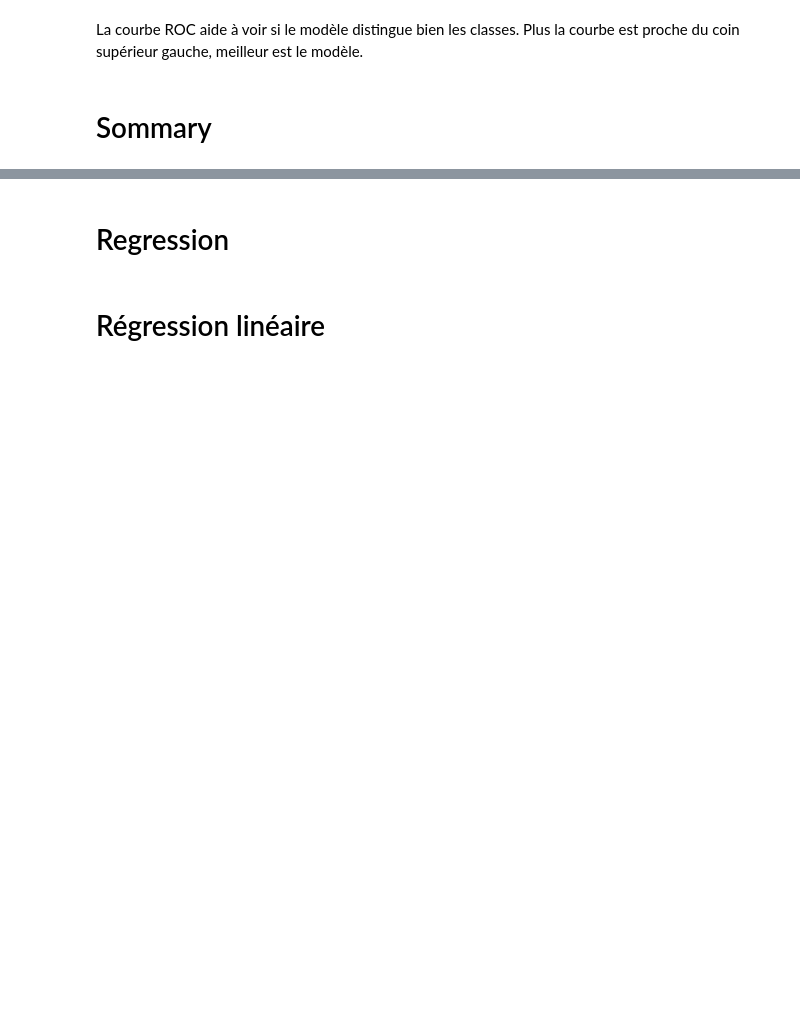
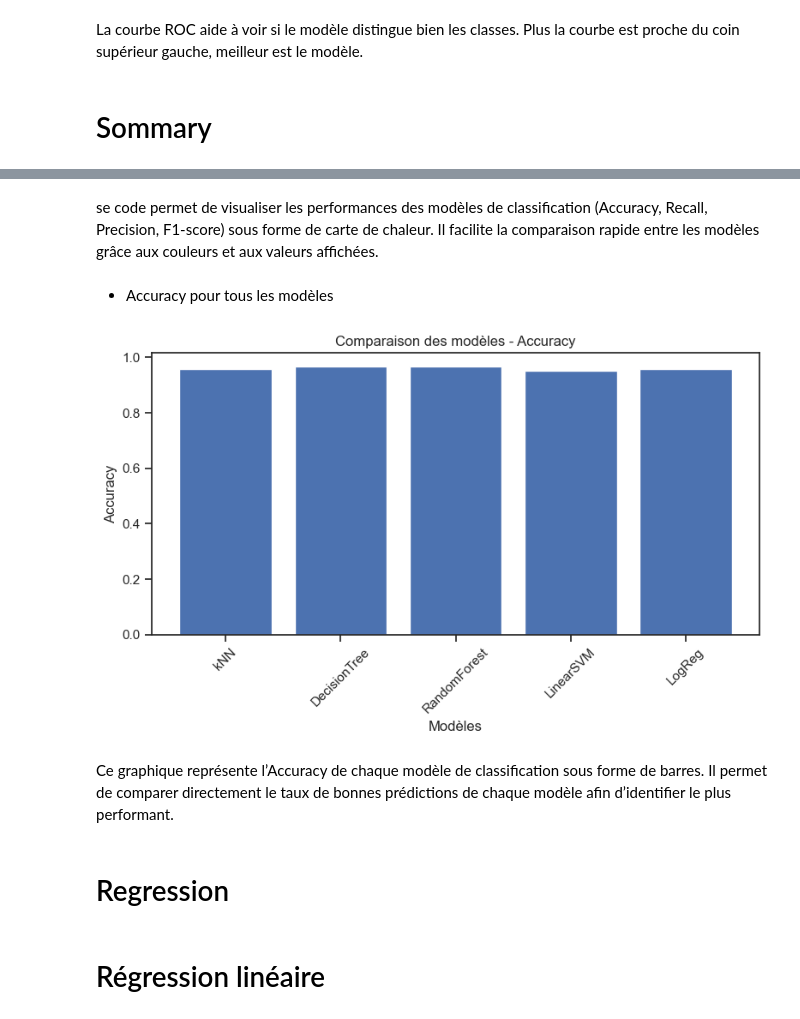
Before and after one commit to Test123599/ECOML, a Jupyter notebook: TpStandard - Copie.ipynb, the cells around one changed output, grey strips where cells are left out. Saved outputs shown, nothing was run; the diff lists cells and outputs as text; code cells hidden in the pictures; blank space fills up the shorter version.

```diff
--- a/TpStandard - Copie.ipynb
+++ b/TpStandard - Copie.ipynb
@@ -1416,3 +1477,28 @@ print("| Logistic Reg      | {0:.5f}    | {1:.5f}    | {2:.5f}    |{3:.5f}".form
+# %% [markdown]
+se code permet de visualiser les performances des modèles de classification (Accuracy, Recall, Precision, F1-score) sous forme de carte de chaleur.
+ Il facilite la comparaison rapide entre les modèles grâce aux couleurs et aux valeurs affichées.
+# %% [markdown]
+- Accuracy pour tous les modèles
+# %%
+import matplotlib.pyplot as plt
+
+accuracy_scores = [knn_op_acc, accur_dt, rf_acc, svm_acc, LR_acc]
+
+plt.figure(figsize=(8,5))
+plt.bar(models, accuracy_scores)
+
+plt.xticks(rotation=45)
+plt.title("Comparaison des modèles - Accuracy")
+plt.xlabel("Modèles")
+plt.ylabel("Accuracy")
+
+plt.tight_layout()
+plt.show()
+# %% [output]
+[figure, added]
+# %% [markdown]
+Ce graphique représente l’Accuracy de chaque modèle de classification sous forme de barres.
+Il permet de comparer directement le taux de bonnes prédictions de chaque modèle afin d’identifier le plus performant.
 # %% [markdown]
 # Regression
 # %% [markdown]
```
Also changed, not shown: parts of 8 cells of this notebook.
